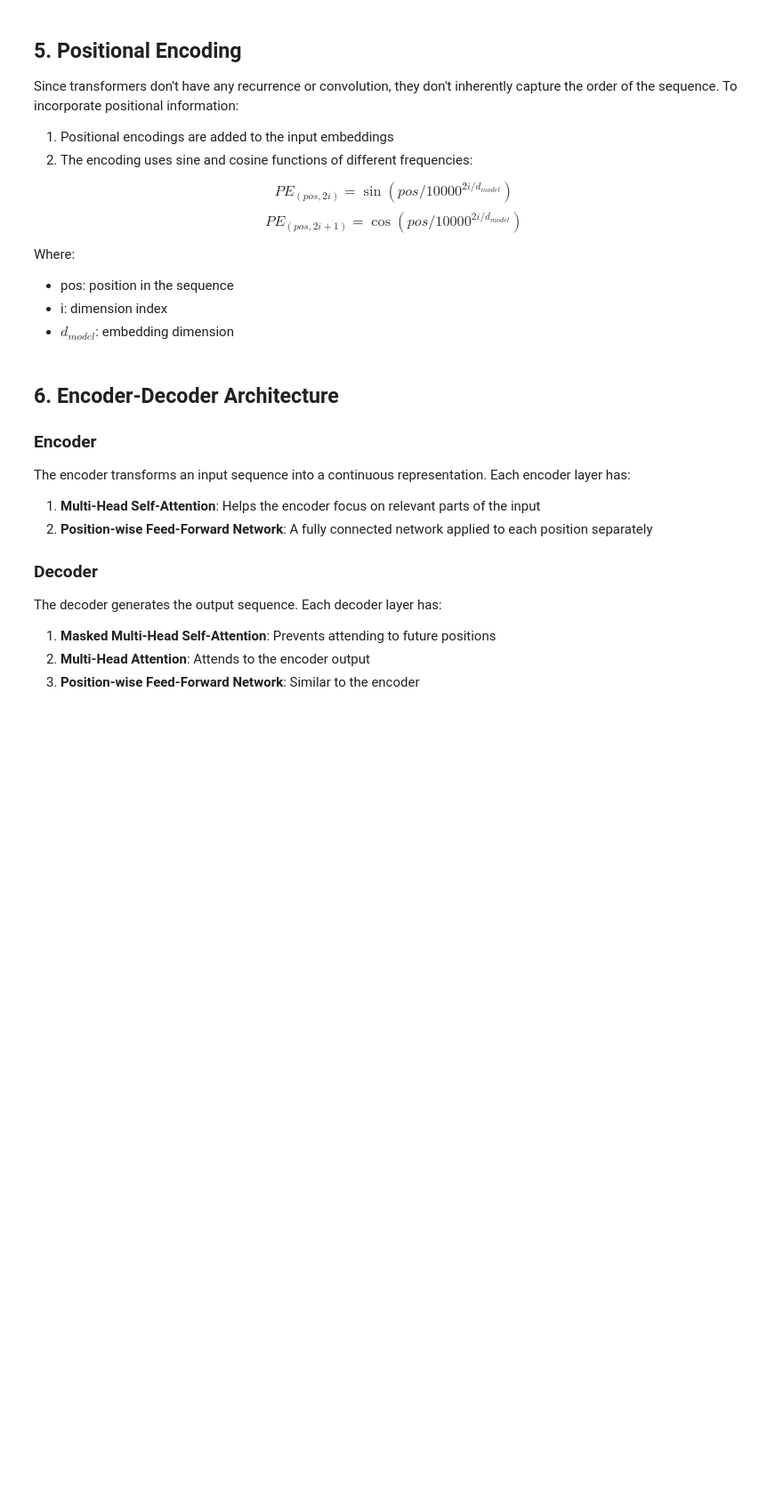
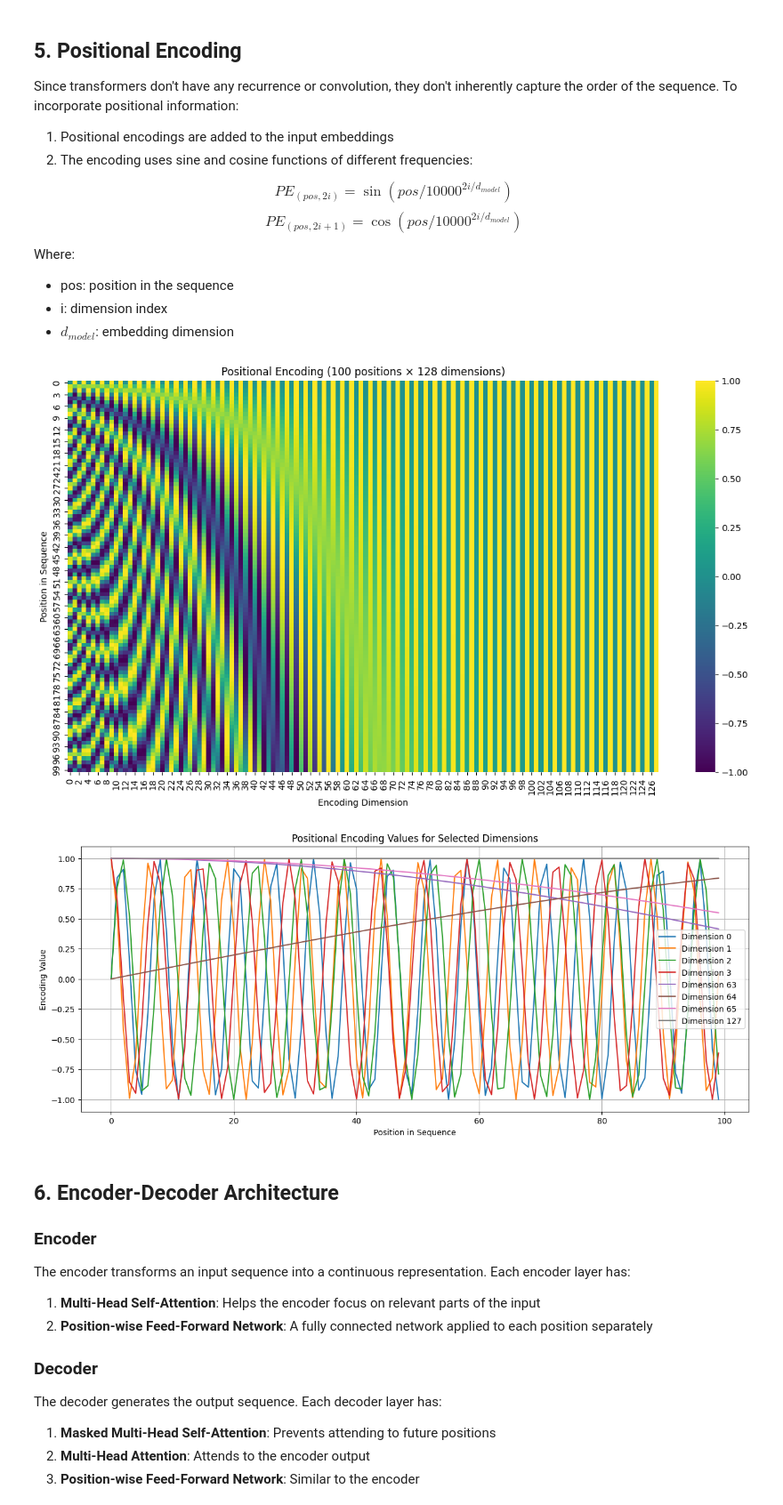
Before and after one commit to imadbenmadi/Deep-learning-Algorithms, a Jupyter notebook: simple_transformer.ipynb, the cells around one changed output. Shown at 89% size. Drawn from its saved outputs; the diff is of its cells as text; code cells hidden in the pictures; blank space fills up the shorter version.

```diff
--- a/simple_transformer.ipynb
+++ b/simple_transformer.ipynb
@@ -334,38 +342,40 @@ def positional_encoding(max_seq_len, d_model):
     pe[:, 1::2] = torch.cos(position * div_term)
 
     return pe
-
-# Visualize positional encoding
 def plot_positional_encoding():
     # Generate positional encodings
     max_seq_len = 100
     d_model = 128
     pe = positional_encoding(max_seq_len, d_model)
 
     # Plot as a heatmap
     plt.figure(figsize=(15, 8))
-    sns.heatmap(pe.numpy(), cmap='viridis')
+    # Save the mappable from heatmap for the colorbar
+    heatmap = sns.heatmap(pe.numpy(), cmap='viridis')
     plt.title("Positional Encoding (100 positions × 128 dimensions)")
     plt.xlabel("Encoding Dimension")
     plt.ylabel("Position in Sequence")
-    plt.colorbar(label="Value")
+    # No need to call plt.colorbar() as sns.heatmap() automatically adds one
     plt.show()
 
     # Plot specific dimensions
     plt.figure(figsize=(15, 6))
 
     # Plot a few dimensions
     for i in [0, 1, 2, 3, 63, 64, 65, 127]:
         plt.plot(pe[:, i].numpy(), label=f'Dimension {i}')
 
     plt.legend()
     plt.title("Positional Encoding Values for Selected Dimensions")
     plt.xlabel("Position in Sequence")
     plt.ylabel("Encoding Value")
     plt.grid(True)
     plt.show()
 
 plot_positional_encoding()
+# %% [output]
+[figure, added]
+[figure, added]
 # %% [markdown]
 
 
```
Also changed, not shown: parts of 14 cells of this notebook.
